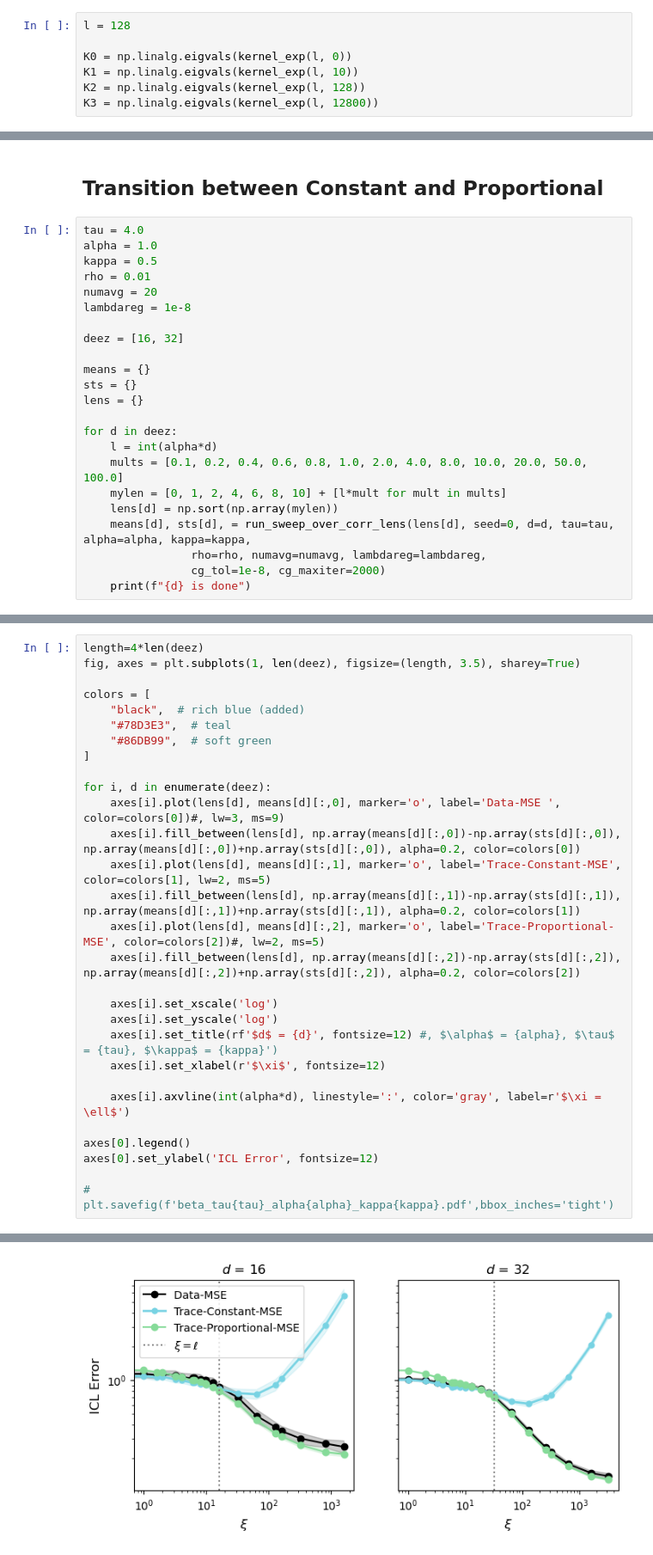
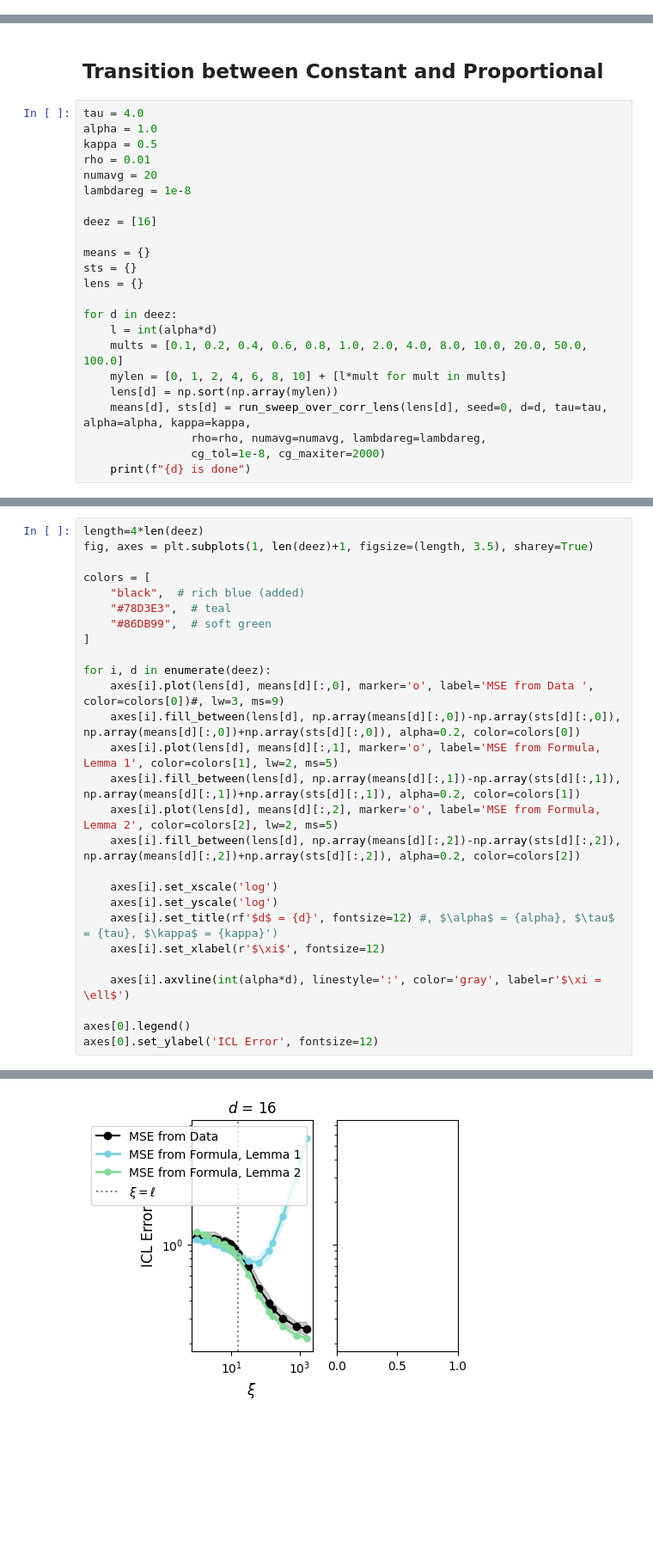
Before and after one commit to Pehlevan-Group/sequential-correlations-in-context-regression, a Jupyter notebook: specific_figures/FIGURE2_concentration_theory_plot/run.ipynb, the cells around one changed output, grey strips where cells are left out. Shown at 86% size. Drawn from its saved outputs; the diff is of its cells as text; blank space fills up the shorter version.

Commit message:
cleaning up figure 2 notebook

```diff
--- a/specific_figures/FIGURE2_concentration_theory_plot/run.ipynb
+++ b/specific_figures/FIGURE2_concentration_theory_plot/run.ipynb
@@ -529,7 +487,0 @@ def run_sweep_over_kappas(kappas, seed=0, d=32, tau=0.5, alpha=1.0,
-# %%
-l = 128
-
-K0 = np.linalg.eigvals(kernel_exp(l, 0))
-K1 = np.linalg.eigvals(kernel_exp(l, 10))
-K2 = np.linalg.eigvals(kernel_exp(l, 128))
-K3 = np.linalg.eigvals(kernel_exp(l, 12800))
@@ -576,7 +495,7 @@ rho = 0.01
 numavg = 20
 lambdareg = 1e-8
 
-deez = [16, 32]
+deez = [16]
 
 means = {}
 sts = {}
@@ -587,7 +506,7 @@ for d in deez:
     mults = [0.1, 0.2, 0.4, 0.6, 0.8, 1.0, 2.0, 4.0, 8.0, 10.0, 20.0, 50.0, 100.0]
     mylen = [0, 1, 2, 4, 6, 8, 10] + [l*mult for mult in mults]
     lens[d] = np.sort(np.array(mylen))
-    means[d], sts[d], = run_sweep_over_corr_lens(lens[d], seed=0, d=d, tau=tau, alpha=alpha, kappa=kappa,
+    means[d], sts[d] = run_sweep_over_corr_lens(lens[d], seed=0, d=d, tau=tau, alpha=alpha, kappa=kappa,
                 rho=rho, numavg=numavg, lambdareg=lambdareg,
                 cg_tol=1e-8, cg_maxiter=2000)
     print(f"{d} is done")
@@ -597,32 +515,30 @@ for d in deez:
 # %%
 length=4*len(deez)
-fig, axes = plt.subplots(1, len(deez), figsize=(length, 3.5), sharey=True)
+fig, axes = plt.subplots(1, len(deez)+1, figsize=(length, 3.5), sharey=True)
 
 colors = [
     "black",  # rich blue (added)
     "#78D3E3",  # teal
     "#86DB99",  # soft green
 ]
 
 for i, d in enumerate(deez):
-    axes[i].plot(lens[d], means[d][:,0], marker='o', label='Data-MSE ', color=colors[0])#, lw=3, ms=9)
+    axes[i].plot(lens[d], means[d][:,0], marker='o', label='MSE from Data ', color=colors[0])#, lw=3, ms=9)
     axes[i].fill_between(lens[d], np.array(means[d][:,0])-np.array(sts[d][:,0]), np.array(means[d][:,0])+np.array(sts[d][:,0]), alpha=0.2, color=colors[0])
-    axes[i].plot(lens[d], means[d][:,1], marker='o', label='Trace-Constant-MSE', color=colors[1], lw=2, ms=5)
+    axes[i].plot(lens[d], means[d][:,1], marker='o', label='MSE from Formula, Lemma 1', color=colors[1], lw=2, ms=5)
     axes[i].fill_between(lens[d], np.array(means[d][:,1])-np.array(sts[d][:,1]), np.array(means[d][:,1])+np.array(sts[d][:,1]), alpha=0.2, color=colors[1])
-    axes[i].plot(lens[d], means[d][:,2], marker='o', label='Trace-Proportional-MSE', color=colors[2])#, lw=2, ms=5)
+    axes[i].plot(lens[d], means[d][:,2], marker='o', label='MSE from Formula, Lemma 2', color=colors[2], lw=2, ms=5)
     axes[i].fill_between(lens[d], np.array(means[d][:,2])-np.array(sts[d][:,2]), np.array(means[d][:,2])+np.array(sts[d][:,2]), alpha=0.2, color=colors[2])
 
     axes[i].set_xscale('log')
     axes[i].set_yscale('log')
     axes[i].set_title(rf'$d$ = {d}', fontsize=12) #, $\alpha$ = {alpha}, $\tau$ = {tau}, $\kappa$ = {kappa}')
     axes[i].set_xlabel(r'$\xi$', fontsize=12)
 
     axes[i].axvline(int(alpha*d), linestyle=':', color='gray', label=r'$\xi = \ell$')
 
 axes[0].legend()
 axes[0].set_ylabel('ICL Error', fontsize=12)
-
-# plt.savefig(f'beta_tau{tau}_alpha{alpha}_kappa{kappa}.pdf',bbox_inches='tight')
 # %% [output]
 Text(0, 0.5, 'ICL Error')
-[figure, old version]
+[figure, new version]
```
Also changed, not shown: parts of 54 cells of this notebook.
